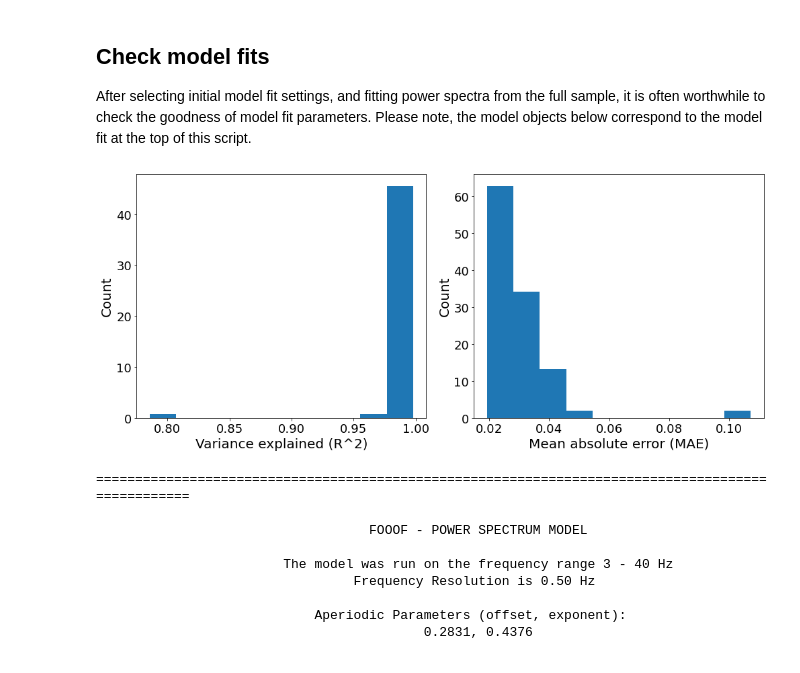
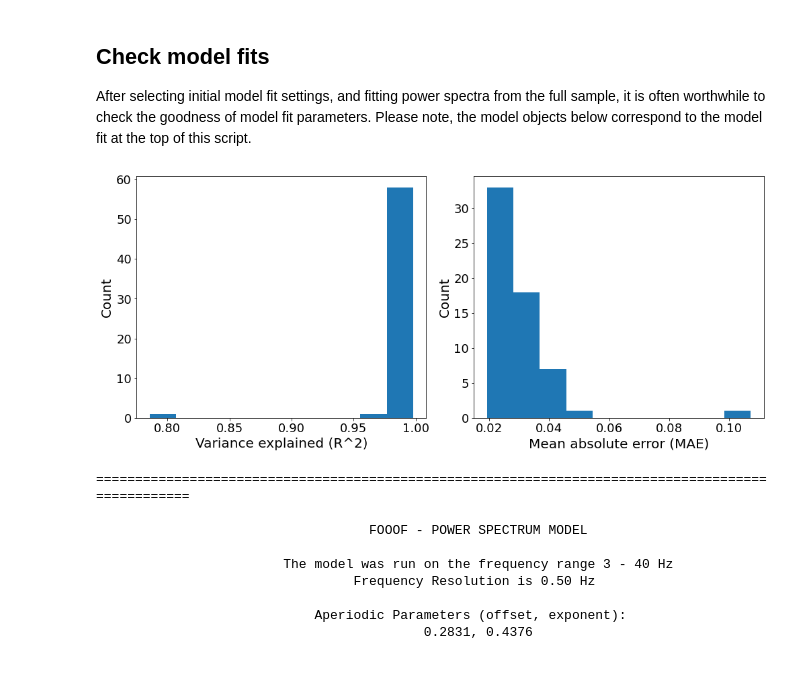
Before and after one commit to fooof-tools/DevelopmentalDemo, a Jupyter notebook: Python/02-GroupPSDs.ipynb, the cells around one changed output. Cells and saved outputs as stored; diff of their text form; code cells hidden in the pictures.

```diff
--- a/Python/02-GroupPSDs.ipynb
+++ b/Python/02-GroupPSDs.ipynb
@@ -69,12 +72,24 @@ print(spectra.shape)
 ## Fit power spectra
 
 Now we can parameterize our group of power spectra!
+# %%
+# Define `peak_width_limit` setting
+peak_width = [1, 8]
+
+# Define `max_n_peaks` setting
+n_peaks = 6
+
+# Define `min_peak_height` setting
+peak_height = 0.10
+
+# Define frequency range
+PSD_range = [3, 40]
 # %%
 # Initialize a model object for spectral parameterization, with some settings
-fg = FOOOFGroup(peak_width_limits = [1, 8], max_n_peaks = 6, min_peak_height = 0.10, verbose = False)
+fg = FOOOFGroup(peak_width_limits=peak_width, max_n_peaks=n_peaks, min_peak_height=peak_height, verbose=False)
 # %%
 # Fit group PSDs over the 3-40 Hz range
-fg.fit(freqs, spectra, [3, 40])
+fg.fit(freqs, spectra, PSD_range)
 # %%
 # Print out the group results and plots of fit parameters
 fg.print_results()
@@ -246,22 +276,22 @@ After selecting initial model fit settings, and fitting  power spectra from the
 # %%
 # Plot distributions of goodness of fit parameters
 # This information is presented in the print_reports output as well
-fig, (ax0, ax1) = plt.subplots(1, 2, figsize = (14, 6))
+fig, (ax0, ax1) = plt.subplots(1, 2, figsize=(14,6))
 
-ax0.hist(r2s, density = True)
-ax0.set_xlabel('Variance explained (R^2)', fontsize = 20)
-ax0.set_ylabel('Count', size = 20)
-ax0.tick_params(labelsize = 18)
+ax0.hist(r2s)
+ax0.set_xlabel('Variance explained (R^2)', fontsize=20)
+ax0.set_ylabel('Count', size=20)
+ax0.tick_params(labelsize=18)
 
-ax1.hist(err, density = True)
-ax1.set_xlabel('Mean absolute error (MAE)', fontsize = 20)
-ax1.set_ylabel('Count', size = 20)
-ax1.tick_params(labelsize = 18)
+ax1.hist(err)
+ax1.set_xlabel('Mean absolute error (MAE)', fontsize=20)
+ax1.set_ylabel('Count', size=20)
+ax1.tick_params(labelsize=18)
 
 fig.tight_layout()
 plt.show()
 # %% [output]
-[figure, old version]
+[figure, new version]
 # %%
 # Find the index of the worst model fit from the group
 worst_fit_ind = np.argmax(fg.get_params('error'))
```
Also changed, not shown: parts of 24 cells of this notebook.
